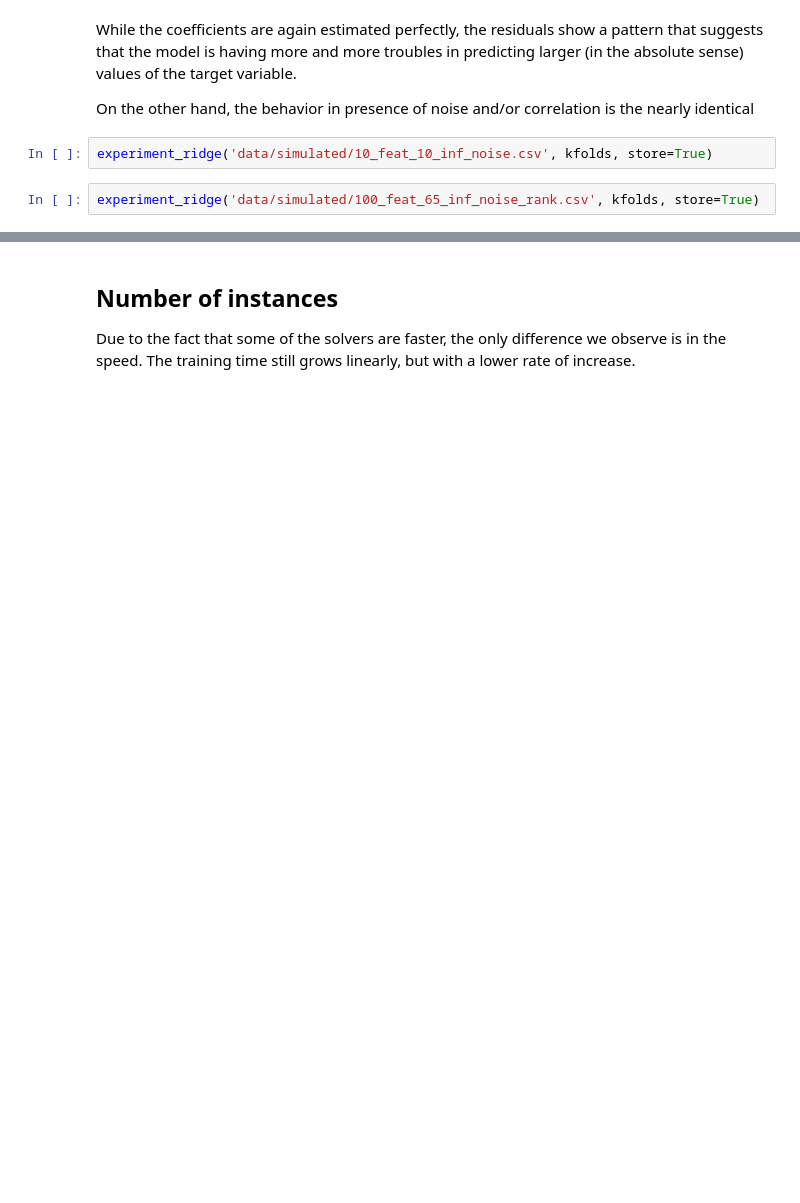
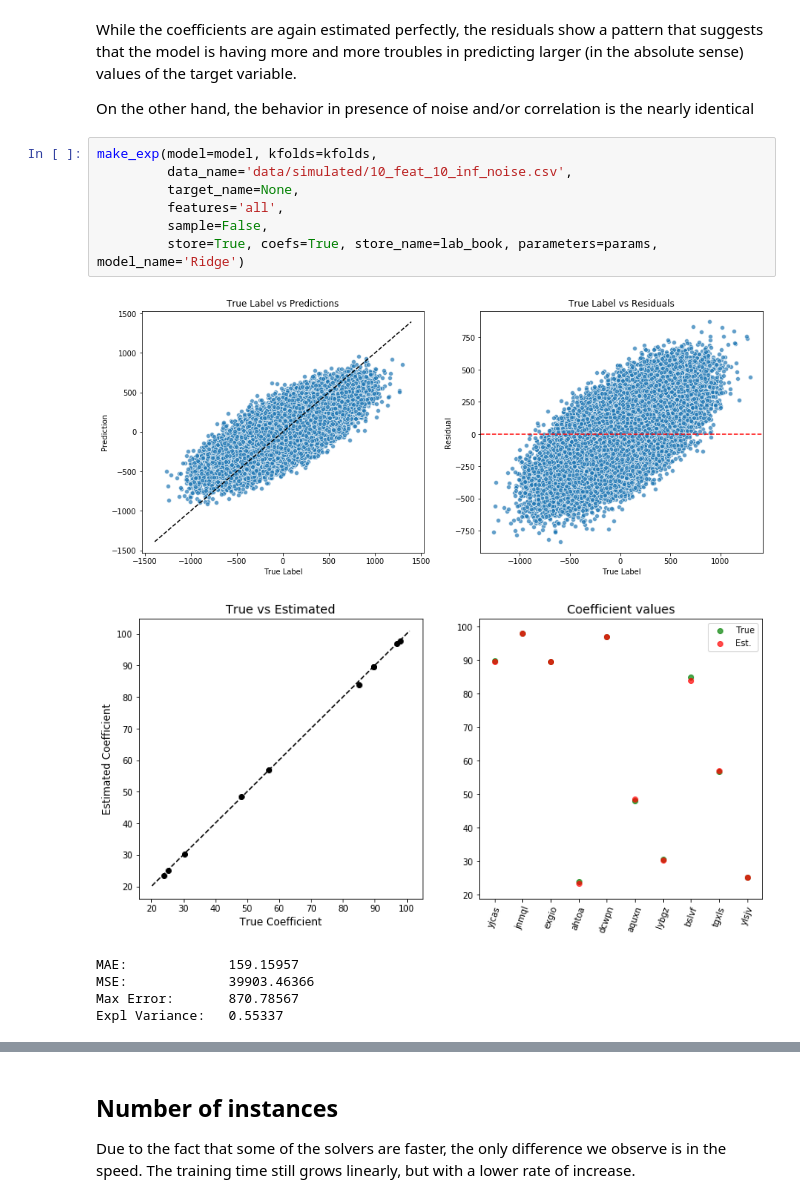
Before and after one commit to lucabasa/ML-algorithms-and-experiments, a Jupyter notebook: 04_linear_models_ridge.ipynb, the cells around one changed output, grey strips where cells are left out. Cells and saved outputs as stored; diff of their text form; blank space fills up the shorter version.

```diff
--- a/04_linear_models_ridge.ipynb
+++ b/04_linear_models_ridge.ipynb
@@ -83,7 +71,17 @@ experiment_ridge('data/simulated/10_feat_10_inf_nonoise.csv', kfolds, store=True
 While the coefficients are again estimated perfectly, the residuals show a pattern that suggests that the model is having more and more troubles in predicting larger (in the absolute sense) values of the target variable.
 
 On the other hand, the behavior in presence of noise and/or correlation is the nearly identical
-# %%
-experiment_ridge('data/simulated/10_feat_10_inf_noise.csv', kfolds, store=True)
-# %%
-experiment_ridge('data/simulated/100_feat_65_inf_noise_rank.csv', kfolds, store=True)
+# %%
+make_exp(model=model, kfolds=kfolds,
+         data_name='data/simulated/10_feat_10_inf_noise.csv',
+         target_name=None,
+         features='all',
+         sample=False,
+         store=True, coefs=True, store_name=lab_book, parameters=params, model_name='Ridge')
+# %% [output]
+[figure, added]
+[figure, added]
+MAE:             159.15957
+MSE:             39903.46366
+Max Error:       870.78567
+Expl Variance:   0.55337
```
Also changed, not shown: parts of 29 cells of this notebook.
